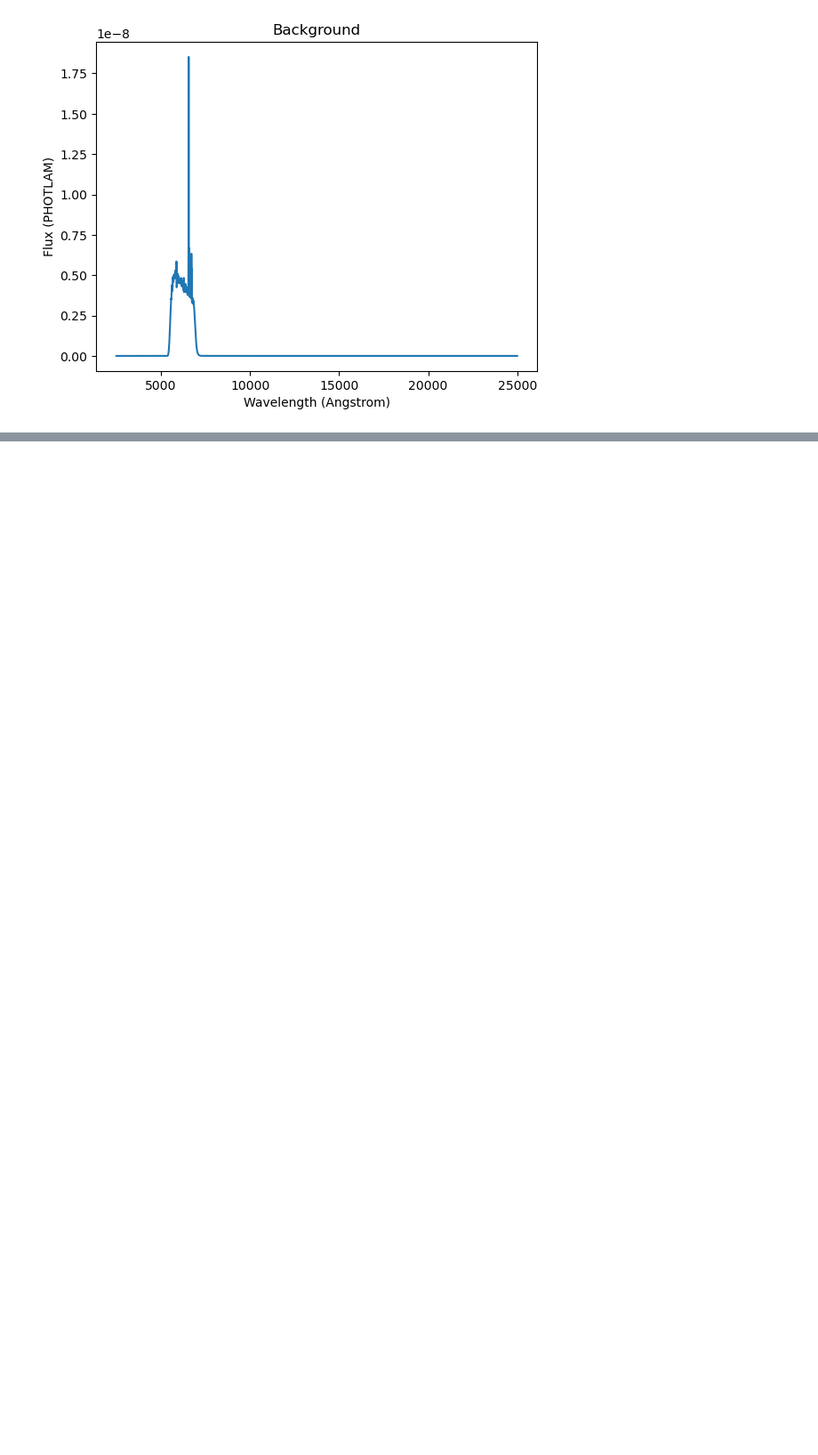
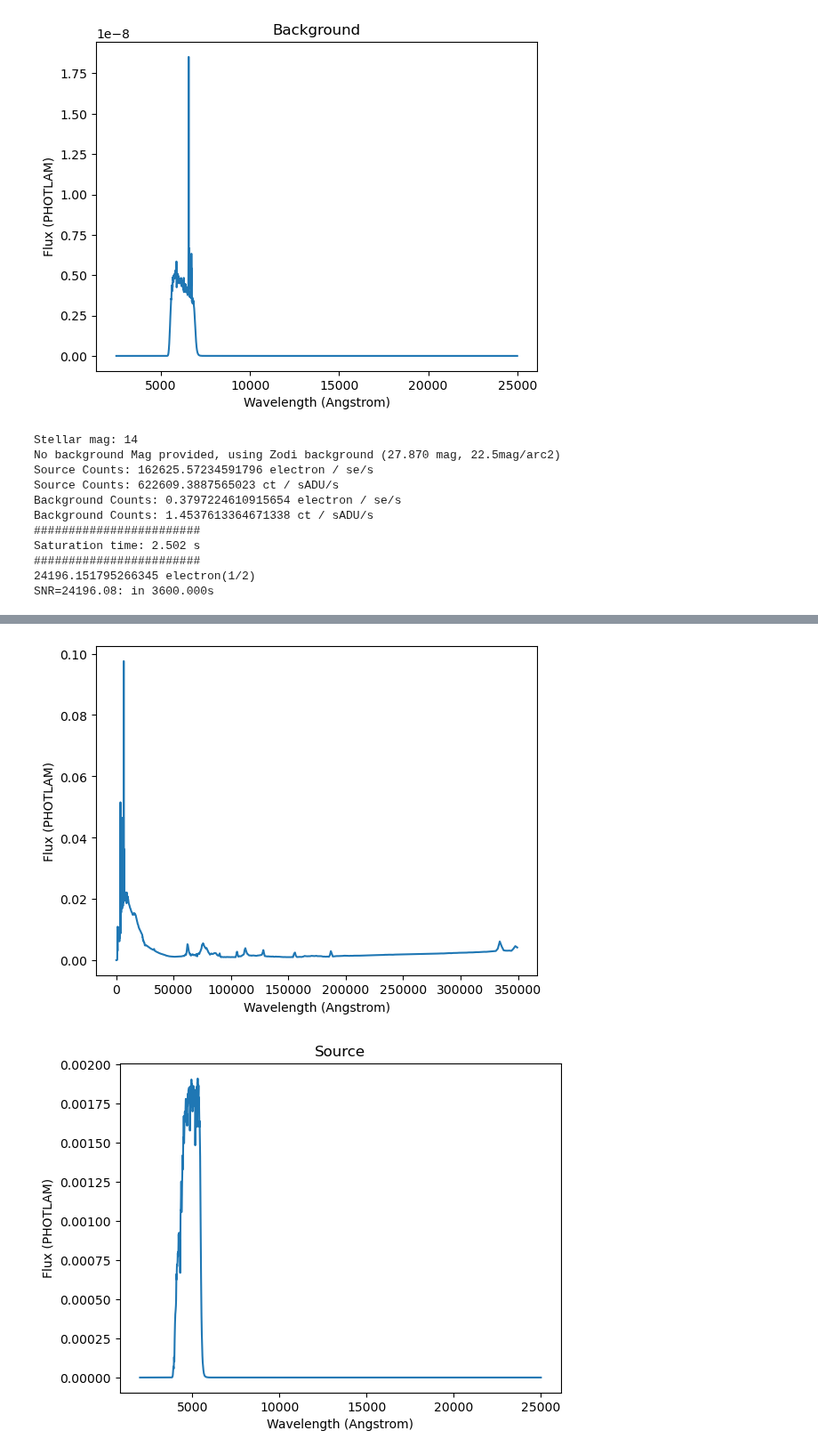
Before and after one commit to schmidt-observatories/wcc-etc, a Jupyter notebook: notebooks/01_Example.ipynb, the cells around one changed output, grey strips where cells are left out. Shown at 89% size. Drawn from its saved outputs; the diff is of its cells as text; code cells hidden in the pictures; blank space fills up the shorter version.

```diff
--- a/notebooks/01_Example.ipynb
+++ b/notebooks/01_Example.ipynb
@@ -98,3 +98,53 @@ SNR=9.90: in 120.000s
 [figure]
 [figure]
 [figure]
+# %%
+import os
+from astropy import units as u
+uasal_archive = os.environ.get("UASAL_ARCHIVE")
+
+MAG = 14 # AB mag
+BKG_MAG = 180 # vmag / arcsec2 # make background irrelevant
+SNR = 10.
+#frame_time = 10000000000. #
+source_file = '/Users/gks/Dropbox/mypylib/notebooks/GIT/USAL_ARCHIVE/2025-06-16_uasal_archive_repo/astr_obj_models/stars/pickles_models/dat_uvk/pickles_uk_55.fits'
+bkg_file = 'ngc_2537_spec.fits'
+
+print('Stellar mag:',MAG)
+w, y = WCC.set_source(source_file,plot=True)
+
+WCC.set_background(background_file=bkg_file,support_data_path=f'{uasal_archive}/astr_obj_models/galaxies/brown/', plot=True)
+#WCC.make_observation(flux=MAG, bg_flux=BKG_MAG, plot=True, verbose=True)
+WCC.make_observation(flux=MAG, bg_flux=None, plot=True, verbose=True)
+
+
+# Calculate the CCD's Saturation Time
+print('########################')
+sat_time = WCC.calc_saturation_time()
+print('Saturation time: {:0.3f}'.format(sat_time))
+
+# Calculate time to given SNR
+#print('########################')
+#t_int = WCC.calc_int_time(snr=SNR,exp_time=sat_time*0.9)
+#print('Time to get to SNR={}: {:0.3f}'.format(SNR,t_int))
+
+# Calculate SNR in exptime
+print('########################')
+texp = 3600
+#texp = 900
+snr = WCC.calc_SNR(int_time=texp*u.s,exp_time=texp*u.s)
+print('SNR={:0.2f}: in {:0.3f}s'.format(snr,texp))
+#snr = WCC.calc_SNR_one_frame_with_gain(exp_time=texp)
+#print('SNR={}: in {:0.3f}'.format(snr,texp))
+# %% [output]
+Stellar mag: 14
+No background Mag provided, using Zodi background (27.870 mag, 22.5mag/arc2)
+Source Counts: 162625.57234591796 electron / se/s
+Source Counts: 622609.3887565023 ct / sADU/s
+Background Counts: 0.3797224610915654 electron / se/s
+Background Counts: 1.4537613364671338 ct / sADU/s
+########################
+Saturation time: 2.502 s
+########################
+24196.151795266345 electron(1/2)
+SNR=24196.08: in 3600.000s
@@ -100,0 +152,2 @@ SNR=9.90: in 120.000s
+[figure, added]
+[figure, added]
```
Also changed, not shown: parts of 6 cells of this notebook, 50 other files.
